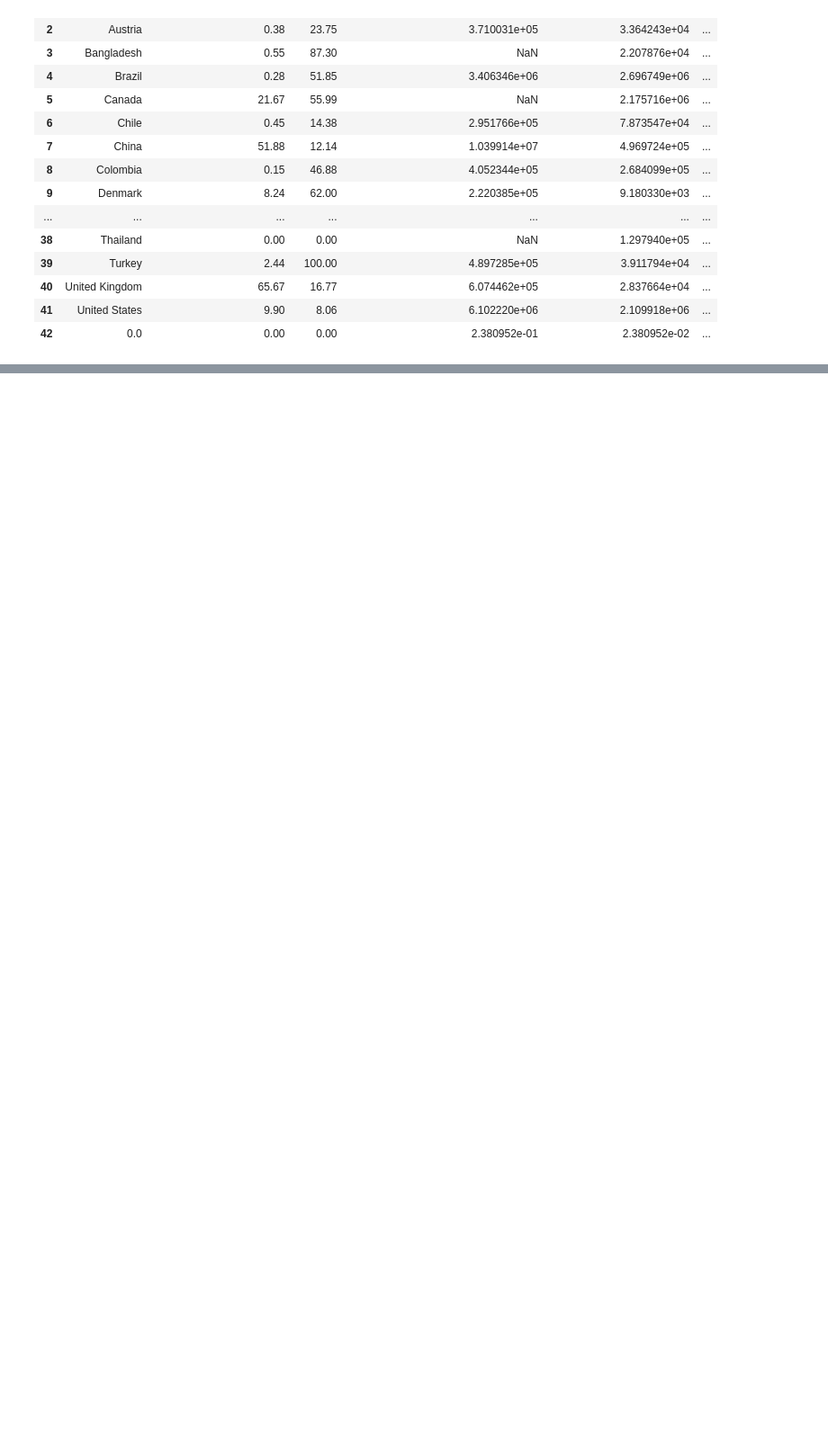
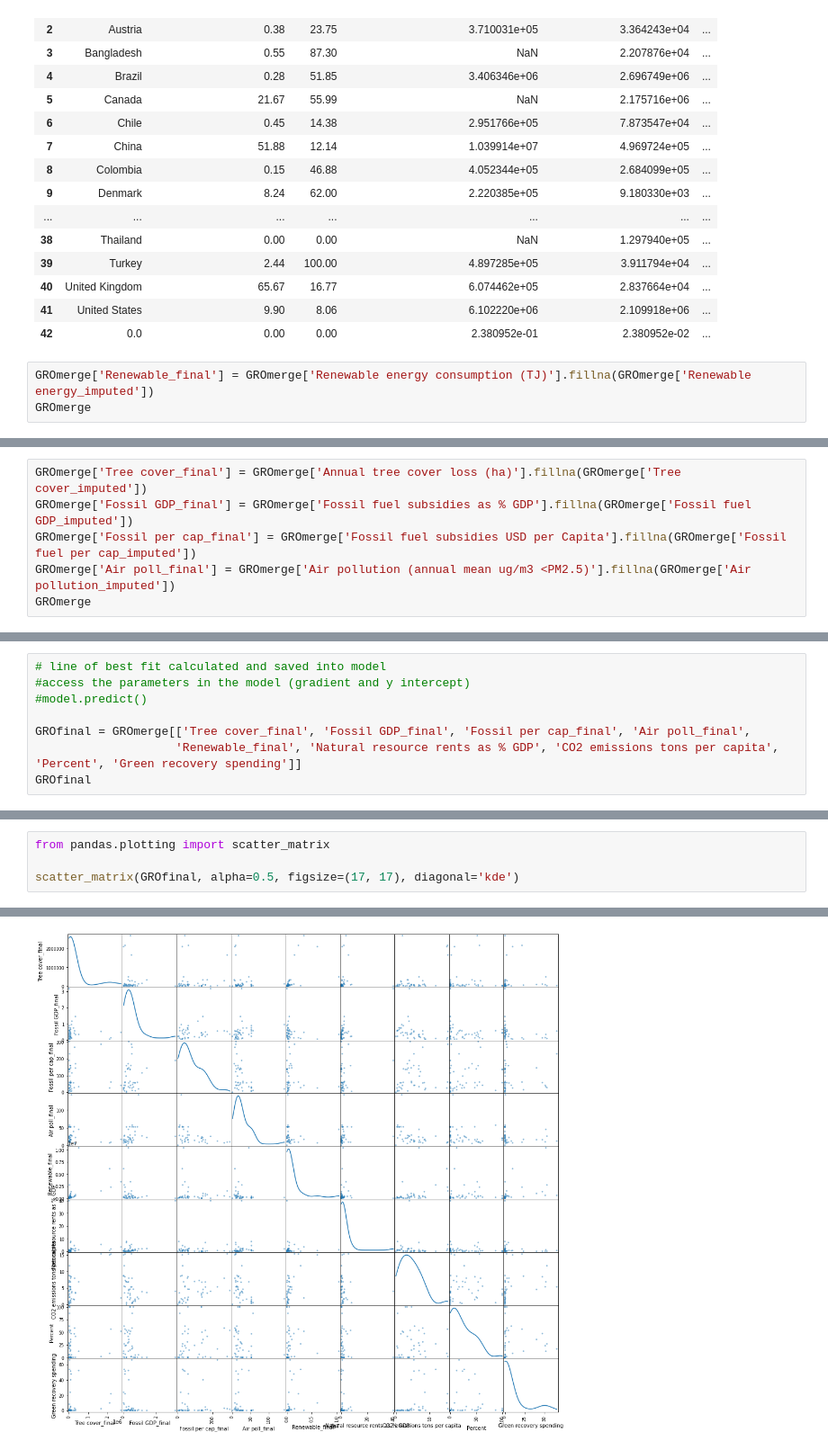
Before and after one commit to eimbloom/Test, a Jupyter notebook: Nearest.ipynb, the cells around one changed output, grey strips where cells are left out. Shown at 90% size. Cells and saved outputs as stored; diff of their text form; blank space fills up the shorter version.

```diff
--- a/Nearest.ipynb
+++ b/Nearest.ipynb
@@ -1365,3 +1355,6 @@ GROmerge
 | 40 | United Kingdom | 65.67 | 16.77 | 6.074462e+05 | 2.837664e+04 | ... |
 | 41 | United States | 9.90 | 8.06 | 6.102220e+06 | 2.109918e+06 | ... |
 | 42 | 0.0 | 0.00 | 0.00 | 2.380952e-01 | 2.380952e-02 | ... |
+# %%
+GROmerge['Renewable_final'] = GROmerge['Renewable energy consumption (TJ)'].fillna(GROmerge['Renewable energy_imputed'])
+GROmerge
@@ -1367,0 +1379,6 @@ GROmerge
+# %%
+GROmerge['Tree cover_final'] = GROmerge['Annual tree cover loss (ha)'].fillna(GROmerge['Tree cover_imputed'])
+GROmerge['Fossil GDP_final'] = GROmerge['Fossil fuel subsidies as % GDP'].fillna(GROmerge['Fossil fuel GDP_imputed'])
+GROmerge['Fossil per cap_final'] = GROmerge['Fossil fuel subsidies USD per Capita'].fillna(GROmerge['Fossil fuel per cap_imputed'])
+GROmerge['Air poll_final'] = GROmerge['Air pollution (annual mean ug/m3 <PM2.5)'].fillna(GROmerge['Air pollution_imputed'])
+GROmerge
@@ -1367,0 +1412,8 @@ GROmerge
+# %%
+# line of best fit calculated and saved into model
+#access the parameters in the model (gradient and y intercept)
+#model.predict()
+
+GROfinal = GROmerge[['Tree cover_final', 'Fossil GDP_final', 'Fossil per cap_final', 'Air poll_final',
+                    'Renewable_final', 'Natural resource rents as % GDP', 'CO2 emissions tons per capita', 'Percent', 'Green recovery spending']]
+GROfinal
@@ -1367,0 +1438,5 @@ GROmerge
+# %%
+from pandas.plotting import scatter_matrix
+
+scatter_matrix(GROfinal, alpha=0.5, figsize=(17, 17), diagonal='kde')
+# %% [output]
@@ -1367,0 +1460 @@ GROmerge
+[figure, added]
```
Also changed, not shown: parts of 20 cells of this notebook.
